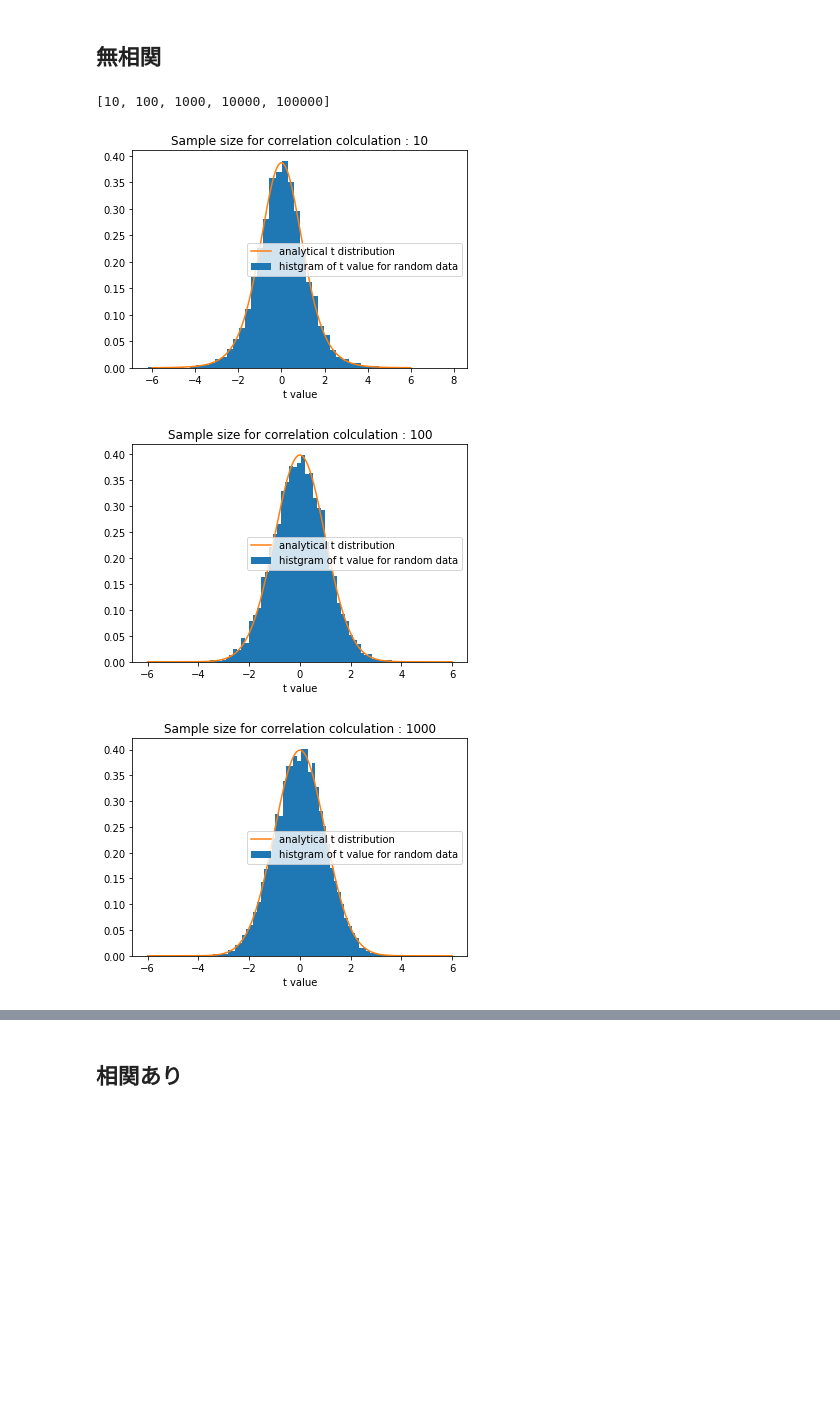
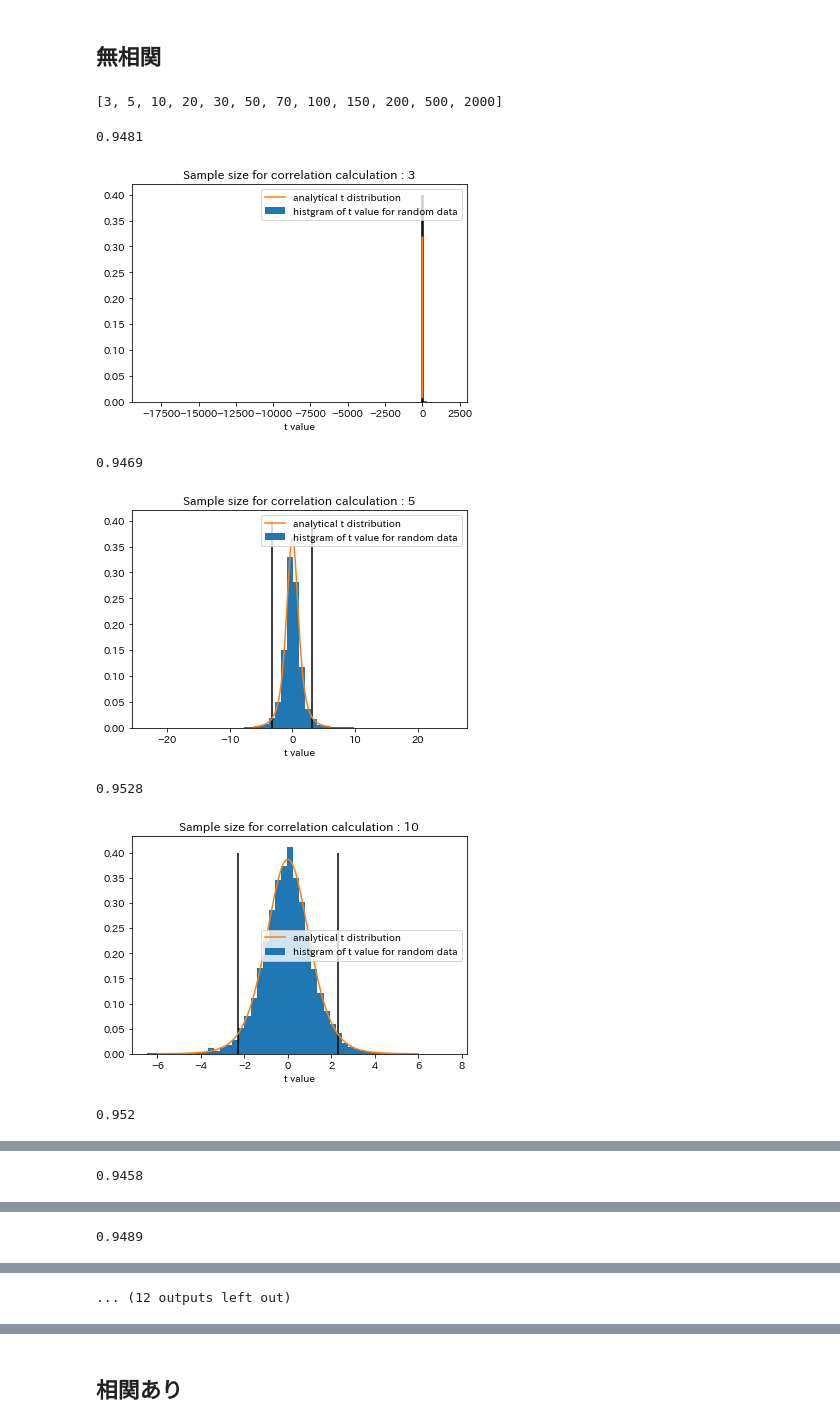
Before and after one commit to pondelion/MLDL-Memo, a Jupyter notebook: py/stats/correlation_statistic_test.ipynb, the cells around one changed output, grey strips where cells are left out. Saved outputs shown, nothing was run; the diff lists cells and outputs as text; code cells hidden in the pictures; blank space fills up the shorter version.

```diff
--- a/py/stats/correlation_statistic_test.ipynb
+++ b/py/stats/correlation_statistic_test.ipynb
@@ -54,29 +40,49 @@ sample_sizes = list(map(int, (10, 1e+2, 1e+3, 1e+4, 1e+5)))
+# %%
+N_REPEAT = 10000
+sample_sizes = list(map(int, (3, 5, 10, 20, 30, 50, 70, 100, 150, 200, 500, 2000)))
 # %%
 sample_sizes
 # %% [output]
-[10, 100, 1000, 10000, 100000]
+[3, 5, 10, 20, 30, 50, 70, 100, 150, 200, 500, 2000]
+# %%
+CI = 0.95  # 信頼区間
 # %%
+uncorrelated_rates = []
+
 for sample_size in sample_sizes:
     t_vals = []
     for i in range(N_REPEAT):
         data = np.random.rand(sample_size, dim)
 
         corr = np.corrcoef(data[:, 0], data[:, 1])
 
         t_val = t(corr[1, 0], sample_size)
 
         t_vals.append(t_val)
 
     plt.hist(t_vals, bins=50, density=True, label='histgram of t value for random data')
 
     x = np.linspace(-6, 6, 1000)
     plt.plot(x, stats.t.pdf(x, sample_size-2), label='analytical t distribution')
 
     plt.xlabel('t value')
     plt.legend()
     plt.title(f'Sample size for correlation calculation : {sample_size}')
+
+    p_val = stats.t.ppf(1-(1-CI)/2, sample_size-2)
+    uncorrelated_cnt = ((t_vals >= -p_val) & (t_vals <= p_val)).sum()
+    uncorrelated_rate = uncorrelated_cnt / len(t_vals)
+    print(uncorrelated_rate)
+    uncorrelated_rates.append(uncorrelated_rate)
+
+    plt.vlines([-p_val, p_val], 0, 0.4)
+
     plt.show()
 # %% [output]
+0.9481
-[figure, old version]
+[figure, new version]
+0.9469
-[figure, old version]
+[figure, new version]
+0.9528
-[figure, old version]
+[figure, new version]
+0.952
@@ -83,0 +90 @@ for sample_size in sample_sizes:
+0.9458
@@ -84,0 +92 @@ for sample_size in sample_sizes:
+0.9489
@@ -84,0 +94 @@ for sample_size in sample_sizes:
+... (12 outputs left out)
```
Also changed, not shown: parts of 12 cells of this notebook.
